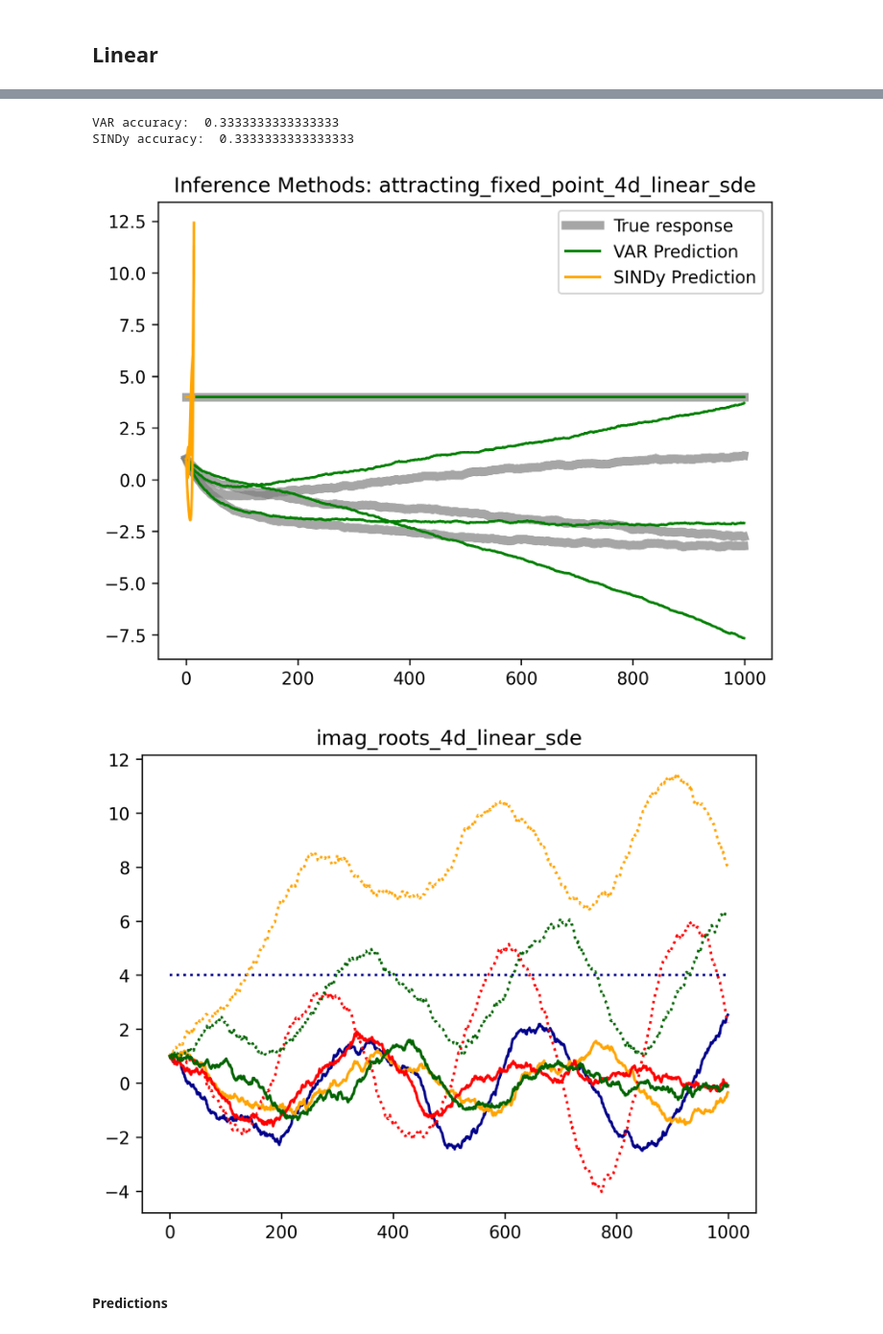
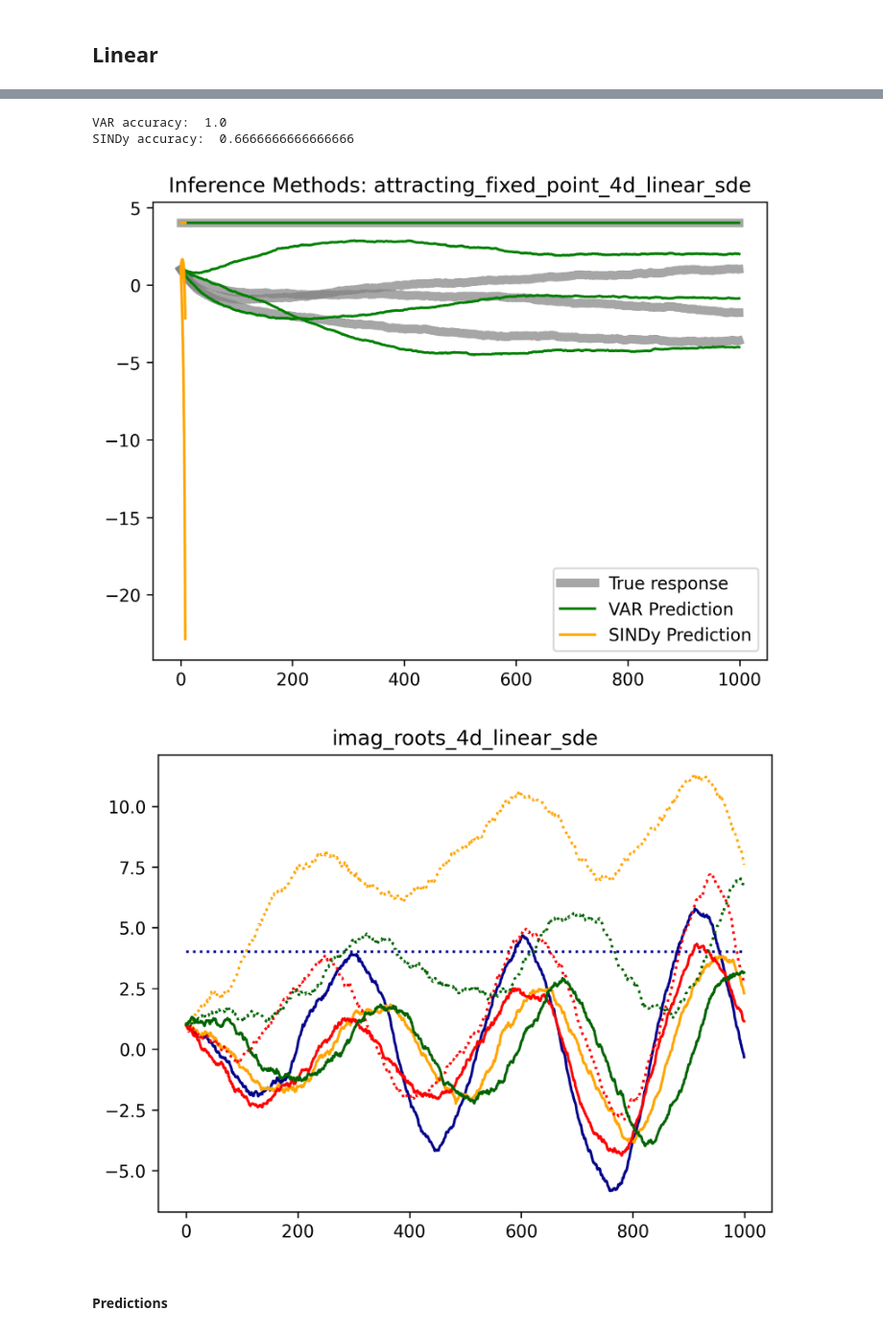
Before and after one commit to djpasseyjr/graphinference, a Jupyter notebook: Notebooks/Jupyter/InterfereDynamicsExamples.ipynb, the cells around one changed output, grey strips where cells are left out. Shown at 96% size. Cells and saved outputs as stored; diff of their text form; code cells hidden in the pictures.

Commit message:
added random seed to notebook

```diff
--- a/Notebooks/Jupyter/InterfereDynamicsExamples.ipynb
+++ b/Notebooks/Jupyter/InterfereDynamicsExamples.ipynb
@@ -5,7 +5,7 @@ import matplotlib.pyplot as plt
 import interfere
 
 plt.rcParams["figure.dpi"] = 300
-np.random.seed(11)
+rng = np.random.default_rng(11)
 
 COLORS = ["darkblue", "orange", "red", "darkgreen", "purple"]
 # %% [markdown]
@@ -61,7 +61,7 @@ kwargs = dict(
 )
 
 observations, counterfactuals = interfere.generate_counterfactual_dynamics(
-    **kwargs
+    **kwargs, rng=rng,
 )
 
 X, X_do = observations[0], counterfactuals[0]
@@ -115,33 +115,33 @@ plt.title("Inference Methods: " + str(kwargs["model_type"].__name__))
 plt.legend()
 plt.show()
 # %% [output]
-VAR accuracy:  0.3333333333333333
-SINDy accuracy:  0.3333333333333333
+VAR accuracy:  1.0
+SINDy accuracy:  0.6666666666666666
-[figure, old version]
+[figure, new version]
 # %%
 kwargs = dict(
     model_type=interfere.dynamics.imag_roots_4d_linear_sde,
     model_params={"sigma": 0.5},
     intervention_type=interfere.perfect_intervention,
     intervention_params={"idxs": 0, "constants": 4.0},
     initial_condition_iter=[np.ones(4)],
     time_points_iter=[np.linspace(0, 10, 1000)],
 )
 
 observations, counterfactuals = interfere.generate_counterfactual_dynamics(
-    **kwargs
+    **kwargs, rng=rng
 )
 
 X, X_do = observations[0], counterfactuals[0]
 
 for x, xdo, c in zip(X.T, X_do.T, COLORS):
     plt.plot(x, c=c)
     plt.plot(xdo, ":", c=c)
 
 plt.title(kwargs["model_type"].__name__)
 plt.show()
 # %% [output]
-[figure, old version]
+[figure, new version]
 # %% [markdown]
 #### Predictions
 # %%
```
Also changed, not shown: parts of 12 cells of this notebook.
